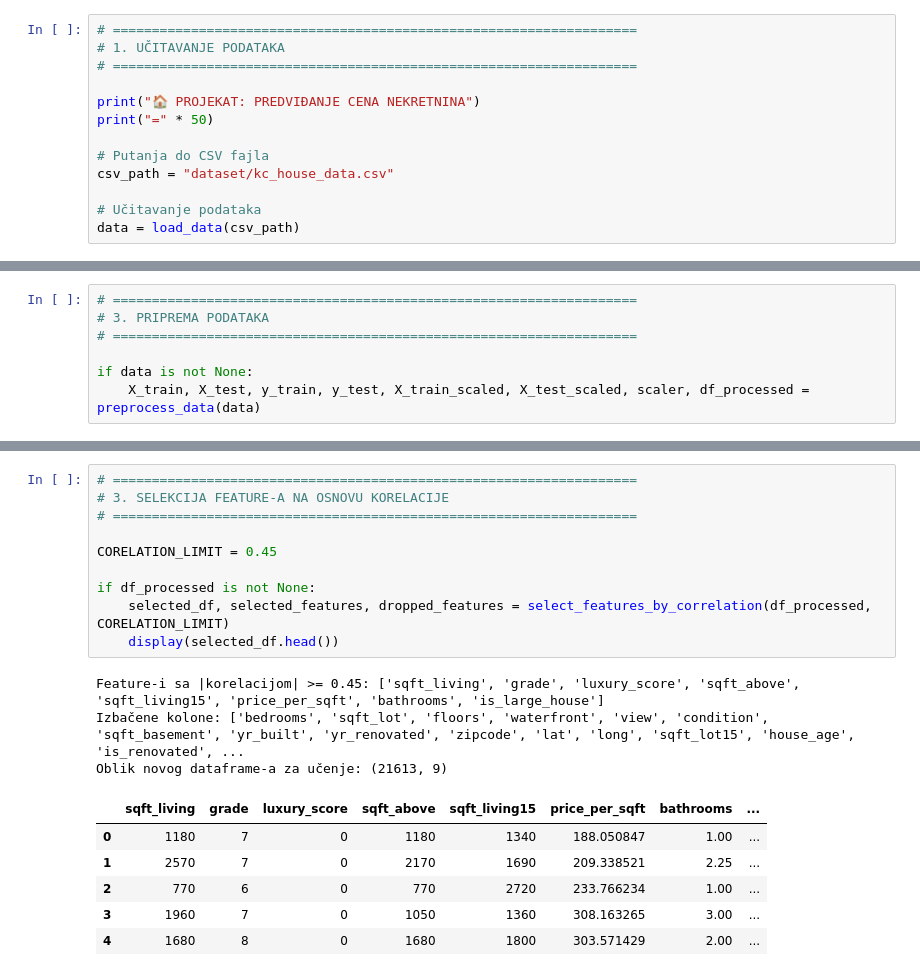
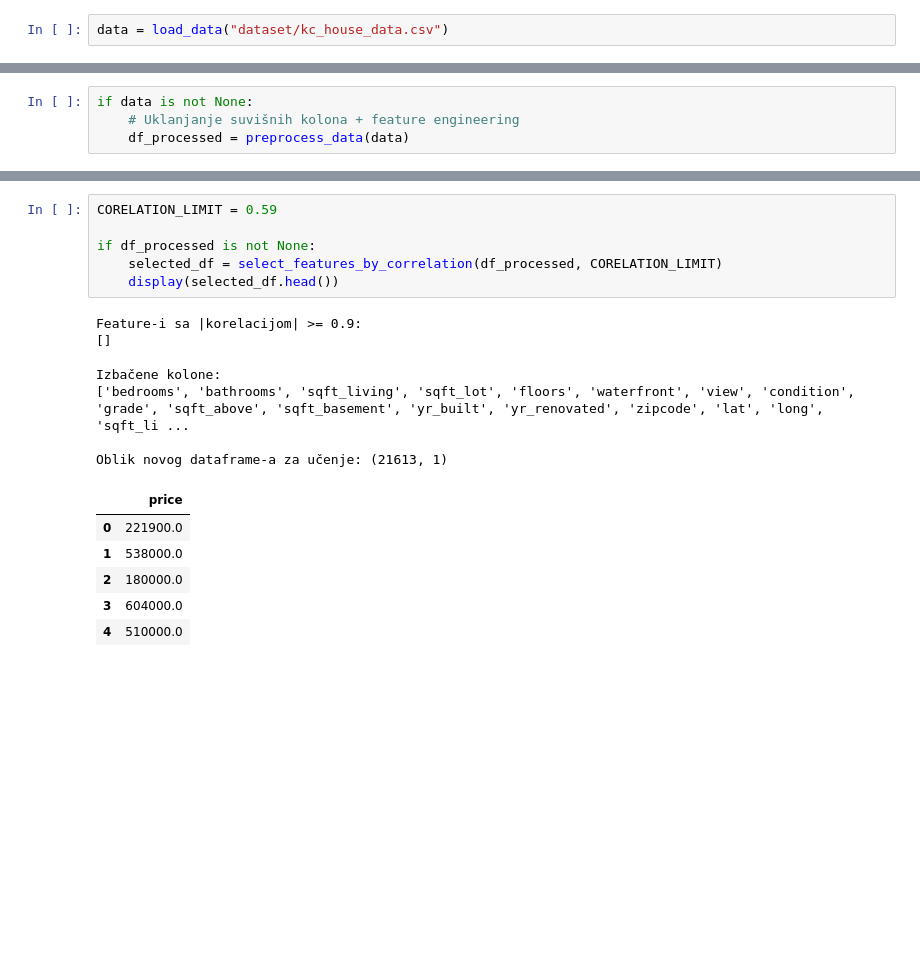
Before and after one commit to MihailoVukorep/mu1_proj, a Jupyter notebook: main.ipynb, the cells around one changed output, grey strips where cells are left out. Saved outputs shown, nothing was run; the diff lists cells and outputs as text; blank space fills up the shorter version.

```diff
--- a/main.ipynb
+++ b/main.ipynb
@@ -38,14 +23,3 @@ print("📦 Organizacija koda u src/ folder završena!")
 # %%
-# ===================================================================
-# 1. UČITAVANJE PODATAKA
-# ===================================================================
-
-print("🏠 PROJEKAT: PREDVIĐANJE CENA NEKRETNINA")
-print("=" * 50)
-
-# Putanja do CSV fajla
-csv_path = "dataset/kc_house_data.csv"
-
-# Učitavanje podataka
-data = load_data(csv_path)
+data = load_data("dataset/kc_house_data.csv")
 # %% [output]
@@ -93,8 +66,5 @@ Kuće sa pristupom vodi: 0.8%
 # %%
-# ===================================================================
-# 3. PRIPREMA PODATAKA
-# ===================================================================
-
 if data is not None:
-    X_train, X_test, y_train, y_test, X_train_scaled, X_test_scaled, scaler, df_processed = preprocess_data(data)
+    # Uklanjanje suvišnih kolona + feature engineering
+    df_processed = preprocess_data(data)
 # %% [output]
@@ -125,20 +82,20 @@ if df_processed is not None:
 # %%
-# ===================================================================
-# 3. SELEKCIJA FEATURE-A NA OSNOVU KORELACIJE
-# ===================================================================
-
-CORELATION_LIMIT = 0.45
+CORELATION_LIMIT = 0.59
 
 if df_processed is not None:
-    selected_df, selected_features, dropped_features = select_features_by_correlation(df_processed, CORELATION_LIMIT)
+    selected_df = select_features_by_correlation(df_processed, CORELATION_LIMIT)
     display(selected_df.head())
 # %% [output]
-Feature-i sa |korelacijom| >= 0.45: ['sqft_living', 'grade', 'luxury_score', 'sqft_above', 'sqft_living15', 'price_per_sqft', 'bathrooms', 'is_large_house']
-Izbačene kolone: ['bedrooms', 'sqft_lot', 'floors', 'waterfront', 'view', 'condition', 'sqft_basement', 'yr_built', 'yr_renovated', 'zipcode', 'lat', 'long', 'sqft_lot15', 'house_age', 'is_renovated', ...
-Oblik novog dataframe-a za učenje: (21613, 9)
+Feature-i sa |korelacijom| >= 0.9:
+[]
+
+Izbačene kolone:
+['bedrooms', 'bathrooms', 'sqft_living', 'sqft_lot', 'floors', 'waterfront', 'view', 'condition', 'grade', 'sqft_above', 'sqft_basement', 'yr_built', 'yr_renovated', 'zipcode', 'lat', 'long', 'sqft_li ...
+
+Oblik novog dataframe-a za učenje: (21613, 1)
-|  | sqft_living | grade | luxury_score | sqft_above | sqft_living15 | price_per_sqft | bathrooms | ... |
-| 0 | 1180 | 7 | 0 | 1180 | 1340 | 188.050847 | 1.00 | ... |
-| 1 | 2570 | 7 | 0 | 2170 | 1690 | 209.338521 | 2.25 | ... |
-| 2 | 770 | 6 | 0 | 770 | 2720 | 233.766234 | 1.00 | ... |
-| 3 | 1960 | 7 | 0 | 1050 | 1360 | 308.163265 | 3.00 | ... |
-| 4 | 1680 | 8 | 0 | 1680 | 1800 | 303.571429 | 2.00 | ... |
+|  | price |
+| 0 | 221900.0 |
+| 1 | 538000.0 |
+| 2 | 180000.0 |
+| 3 | 604000.0 |
+| 4 | 510000.0 |
```
Also changed, not shown: parts of 28 cells of this notebook, 8 other files.
